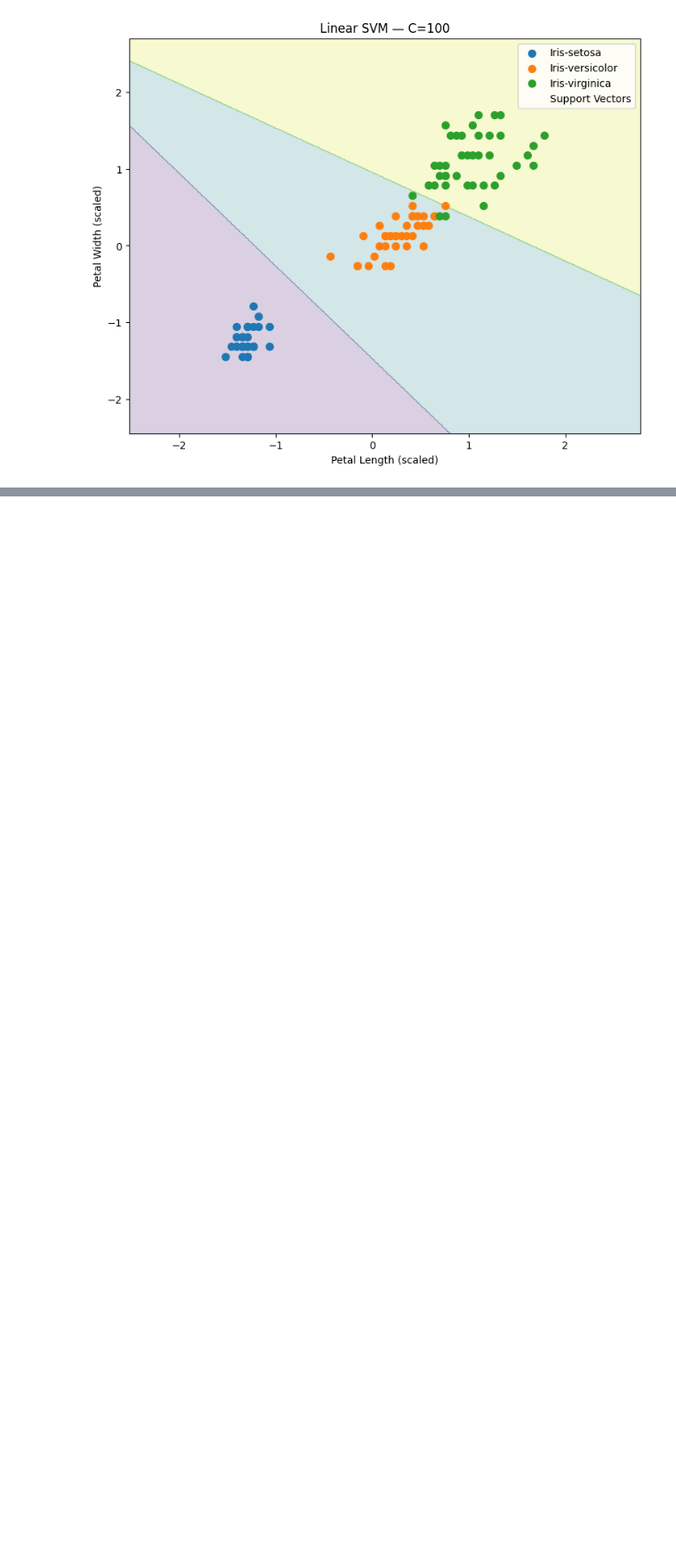
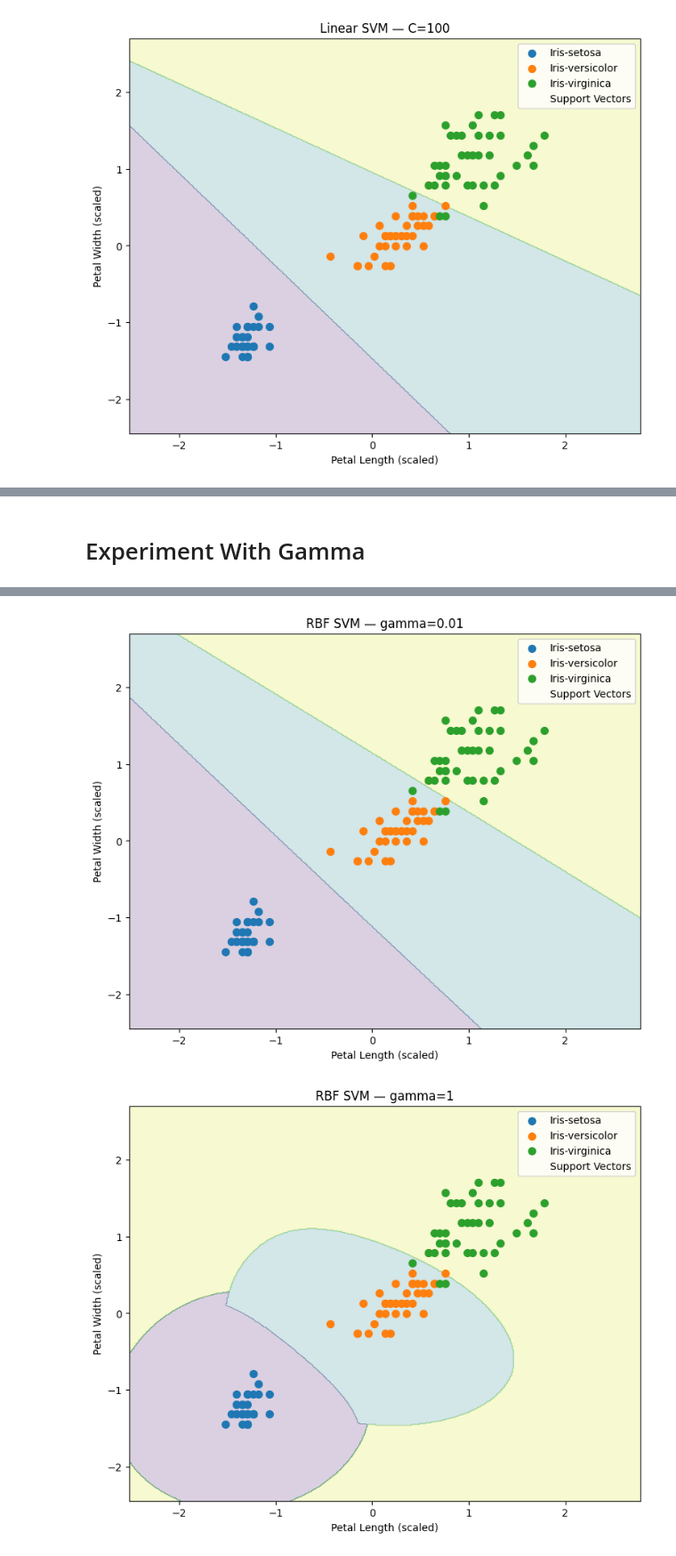
Before and after one commit to amandx36/GradientForge, a Jupyter notebook: SupportVectorMachine/notebook/svm.ipynb, the cells around one changed output, grey strips where cells are left out. Shown at 89% size. Cells and saved outputs as stored; diff of their text form; code cells hidden in the pictures; blank space fills up the shorter version.

```diff
--- a/SupportVectorMachine/notebook/svm.ipynb
+++ b/SupportVectorMachine/notebook/svm.ipynb
@@ -403,0 +486,70 @@ for C in [0.01, 1, 100]:
+# %% [markdown]
+# Experiment With Gamma
+# %%
+gamma_values = [
+    0.01,
+    0.1,
+    1,
+    10,
+    100
+]
+for gamma in gamma_values:
+
+    model = SVC(
+        kernel="rbf",
+        C=1,
+        gamma=gamma
+    )
+
+    model.fit(
+        X2_train_scaled,
+        y2_train
+    )
+
+    print(
+        f"Gamma = {gamma}"
+    )
+
+    print(
+        "Train:",
+        model.score(
+            X2_train_scaled,
+            y2_train
+        )
+    )
+
+    print(
+        "Test:",
+        model.score(
+            X2_test_scaled,
+            y2_test
+        )
+    )
+
+    print(
+        "Support vectors:",
+        len(model.support_)
+    )
+
+    print()
+
+for gamma in [0.01, 1, 100]:
+
+    model = SVC(
+        kernel="rbf",
+        C=1,
+        gamma=gamma
+    )
+
+    model.fit(
+        X2_train_scaled,
+        y2_train
+    )
+
+    plot_svm_regions(
+        model,
+        X2_train_scaled,
+        y2_train,
+        f"RBF SVM — gamma={gamma}"
+    )
+# %% [output]
@@ -403,0 +573,2 @@ for C in [0.01, 1, 100]:
+[figure, added]
+[figure, added]
```
Also changed, not shown: parts of 12 cells of this notebook.
